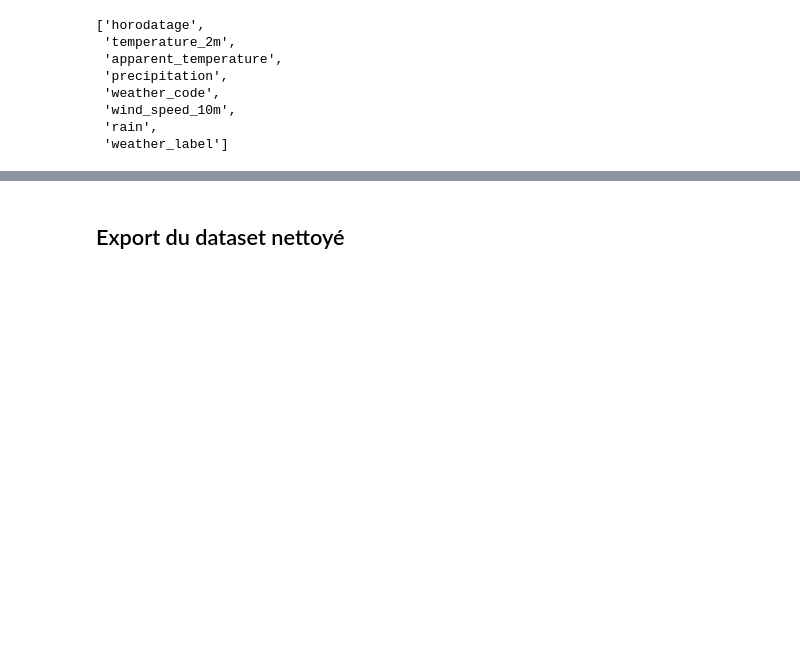
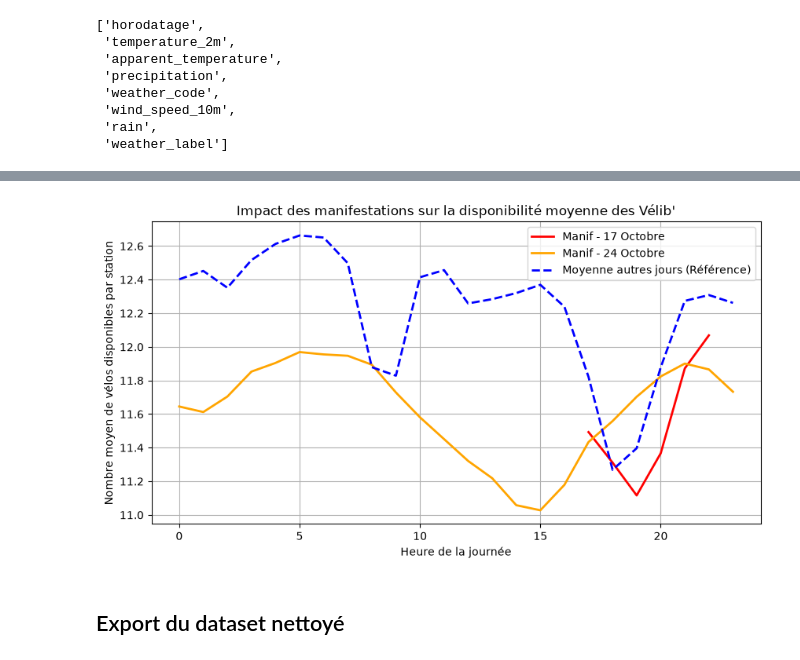
Before and after one commit to PorcherLeo/ProjetDataScience, a Jupyter notebook: 01-exploration.ipynb, the cells around one changed output, grey strips where cells are left out. Cells and saved outputs as stored; diff of their text form; code cells hidden in the pictures; blank space fills up the shorter version.

```diff
--- a/01-exploration.ipynb
+++ b/01-exploration.ipynb
@@ -441,0 +657,26 @@ df[cols_num] = df[cols_num].apply(pd.to_numeric, errors="coerce").astype("float6
+# %%
+# 1. Isoler les samedis de manif et tous les autres jours
+dates_manif = ['2026-10-17', '2026-10-24']
+
+profil_manif_17 = df[df['date_str'] == '2026-10-17'].groupby('heure')['available'].mean()
+profil_manif_24 = df[df['date_str'] == '2026-10-24'].groupby('heure')['available'].mean()
+
+# Référence : moyenne horaire de TOUS les autres jours du dataset
+profil_autres_jours = df[~df['date_str'].isin(dates_manif)].groupby('heure')['available'].mean()
+
+# 2. Tracer le graphique avec la référence
+import matplotlib.pyplot as plt
+
+plt.figure(figsize=(10, 5))
+plt.plot(profil_manif_17.index, profil_manif_17.values, label="Manif - 17 Octobre", color="red", linewidth=2)
+plt.plot(profil_manif_24.index, profil_manif_24.values, label="Manif - 24 Octobre", color="orange", linewidth=2)
+plt.plot(profil_autres_jours.index, profil_autres_jours.values, label="Moyenne autres jours (Référence)", color="blue", linestyle="--", linewidth=2)
+
+plt.title("Impact des manifestations sur la disponibilité moyenne des Vélib'")
+plt.xlabel("Heure de la journée")
+plt.ylabel("Nombre moyen de vélos disponibles par station")
+plt.legend()
+plt.grid(True)
+plt.show()
+# %% [output]
+[figure, added]
```
Also changed, not shown: parts of 32 cells of this notebook.
